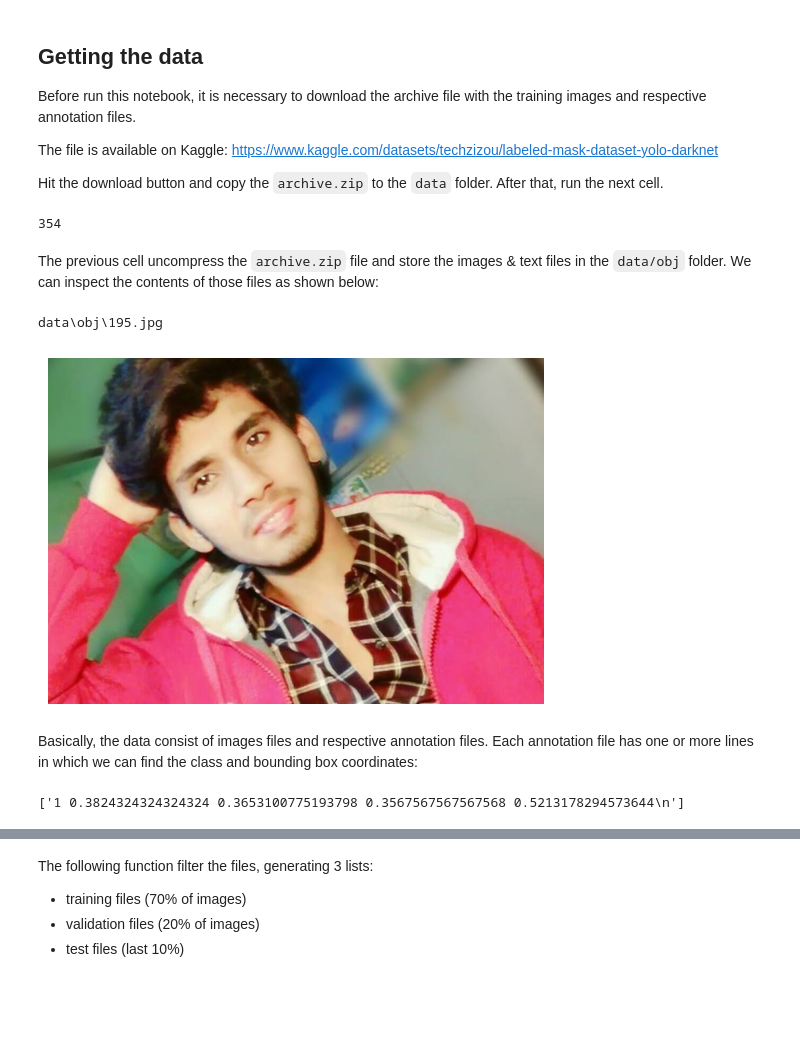
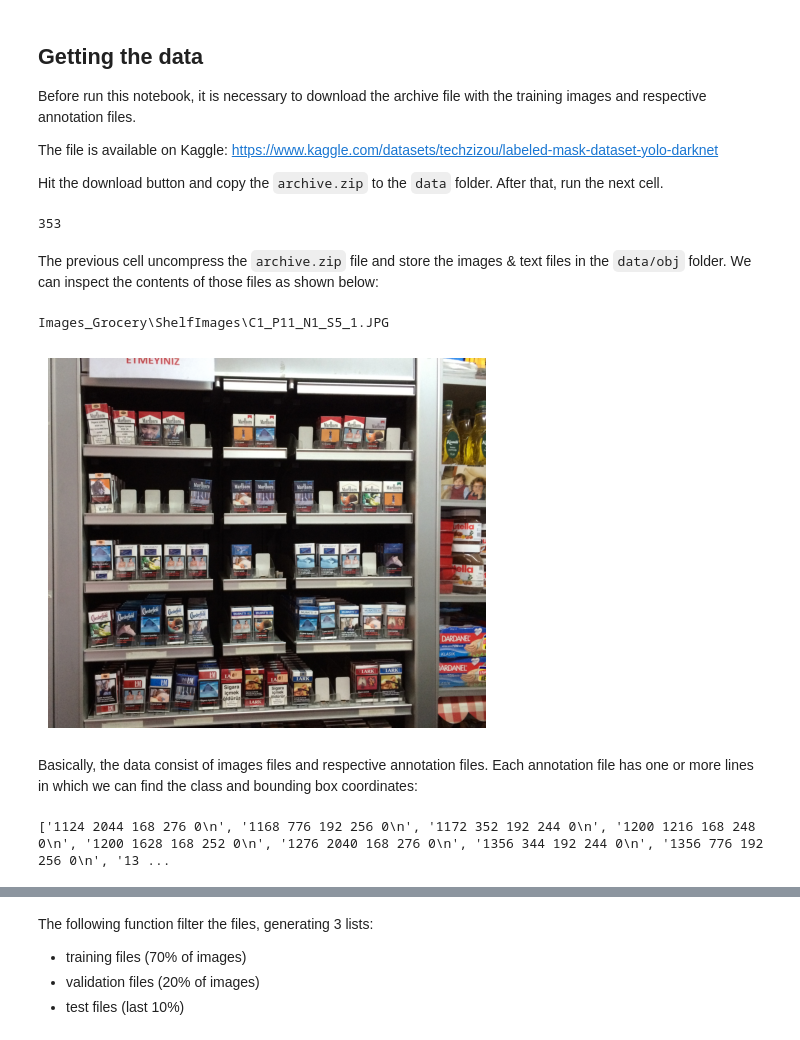
Before and after one commit to calimandaniel/GroceryDetection, a Jupyter notebook: Grocery_obj_detector.ipynb, the cells around one changed output, grey strips where cells are left out. Cells and saved outputs as stored; diff of their text form; code cells hidden in the pictures; blank space fills up the shorter version.

```diff
--- a/Grocery_obj_detector.ipynb
+++ b/Grocery_obj_detector.ipynb
@@ -20,11 +20,11 @@ Hit the download button and copy the `archive.zip` to the `data` folder. After t
 import pathlib
 
 data_dir = pathlib.Path("Images_Grocery/ShelfImages/")
-
+annot_path = "./grocery_annotations/annotation - kopia.txt"
 image_files = list(data_dir.glob('*.jpg'))
 print(len(image_files))
 # %% [output]
-354
+353
 # %% [markdown]
 The previous cell uncompress the `archive.zip` file and store the images & text files in the `data/obj` folder. We can inspect the contents of those files as shown below:
 # %%
@@ -34,12 +35,12 @@ from matplotlib import pyplot as plt
 # %%
 sample_img_path = str(image_files[103])
 print(sample_img_path)
-sample_img = cv.imread(sample_img_path, cv.IMREAD_COLOR)
-plt.imshow(cv.cvtColor(sample_img, cv.COLOR_BGR2RGB))
+sample_img = cv2.imread(sample_img_path, cv2.IMREAD_COLOR)
+plt.imshow(cv2.cvtColor(sample_img, cv2.COLOR_BGR2RGB))
 plt.axis("off")
 plt.show()
 # %% [output]
-data\obj\195.jpg
+Images_Grocery\ShelfImages\C1_P11_N1_S5_1.JPG
-[figure, old version]
+[figure, new version]
 # %% [markdown]
 Basically, the data consist of images files and respective annotation files. Each annotation file has one or more lines in which we can find the class and bounding box coordinates:
@@ -46,6 +64,6 @@ Basically, the data consist of images files and respective annotation files. Eac
 # %%
-sample_annotation_path = sample_img_path[0:-4] + '.txt'
+sample_annotation_path = sample_img_path[0:-4] + ".JPG" +'.txt'
 with open(sample_annotation_path) as f:
     print(f.readlines())
 # %% [output]
-['1 0.3824324324324324 0.3653100775193798 0.3567567567567568 0.5213178294573644\n']
+['1124 2044 168 276 0\n', '1168 776 192 256 0\n', '1172 352 192 244 0\n', '1200 1216 168 248 0\n', '1200 1628 168 252 0\n', '1276 2040 168 276 0\n', '1356 344 192 244 0\n', '1356 776 192 256 0\n', '13 ...
```
Also changed, not shown: parts of 24 cells of this notebook, 1 other file.
